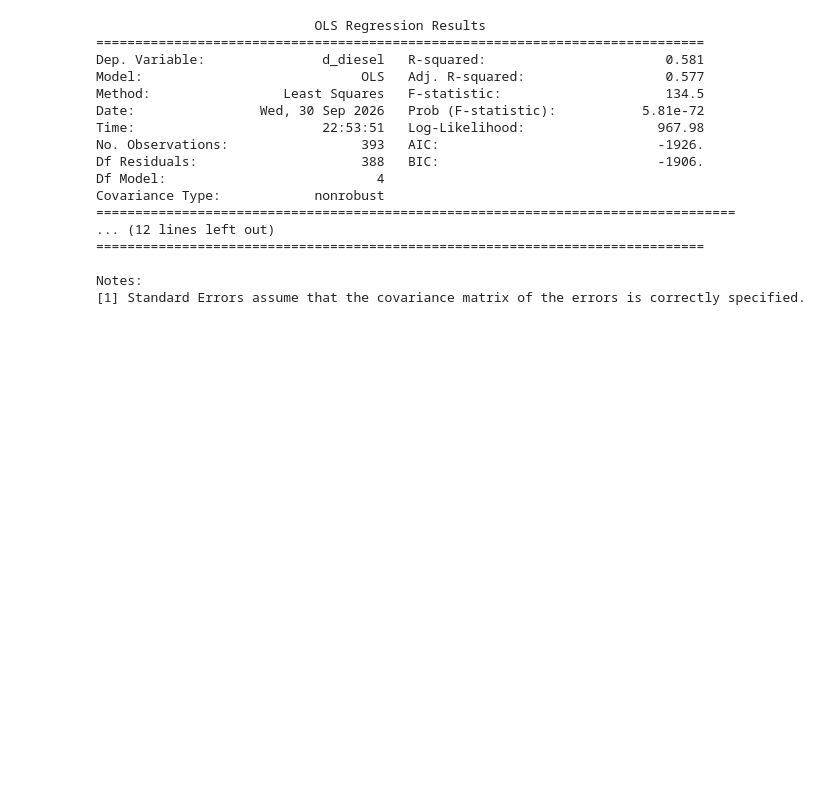
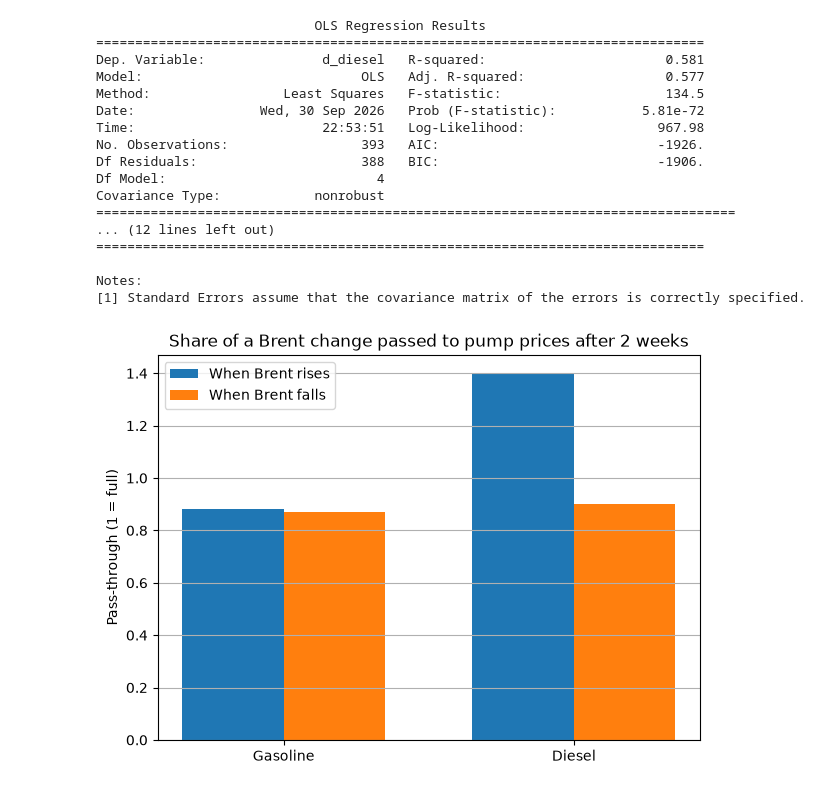
Before and after one commit to josepaulonunes/fuel-prices-portugal, a Jupyter notebook: notebooks/02_fuel_prices.ipynb, the cells around one changed output. Cells and saved outputs as stored; diff of their text form; code cells hidden in the pictures; blank space fills up the shorter version.

Commit message:
Add chart comparing pass-through of rises and falls

```diff
--- a/notebooks/02_fuel_prices.ipynb
+++ b/notebooks/02_fuel_prices.ipynb
@@ -243,3 +243,22 @@ Covariance Type:            nonrobust
 
 Notes:
 [1] Standard Errors assume that the covariance matrix of the errors is correctly specified.
+# %%
+# Bar chart: how much of a Brent rise vs a Brent fall reaches the pump after two weeks
+x = [0, 1]
+width = 0.35
+
+plt.figure(figsize=(7, 5))
+plt.bar([i - width / 2 for i in x], results["pass_through_rises"], width, label="When Brent rises")
+plt.bar([i + width / 2 for i in x], results["pass_through_falls"], width, label="When Brent falls")
+plt.xticks(x, ["Gasoline", "Diesel"])
+plt.title("Share of a Brent change passed to pump prices after 2 weeks")
+plt.ylabel("Pass-through (1 = full)")
+plt.legend()
+plt.grid(True, axis="y")
+
+# Save and show the chart
+plt.savefig("../figures/rockets_feathers.png")
+plt.show()
+# %% [output]
+[figure, added]
```
Also changed, not shown: 1 other file.
